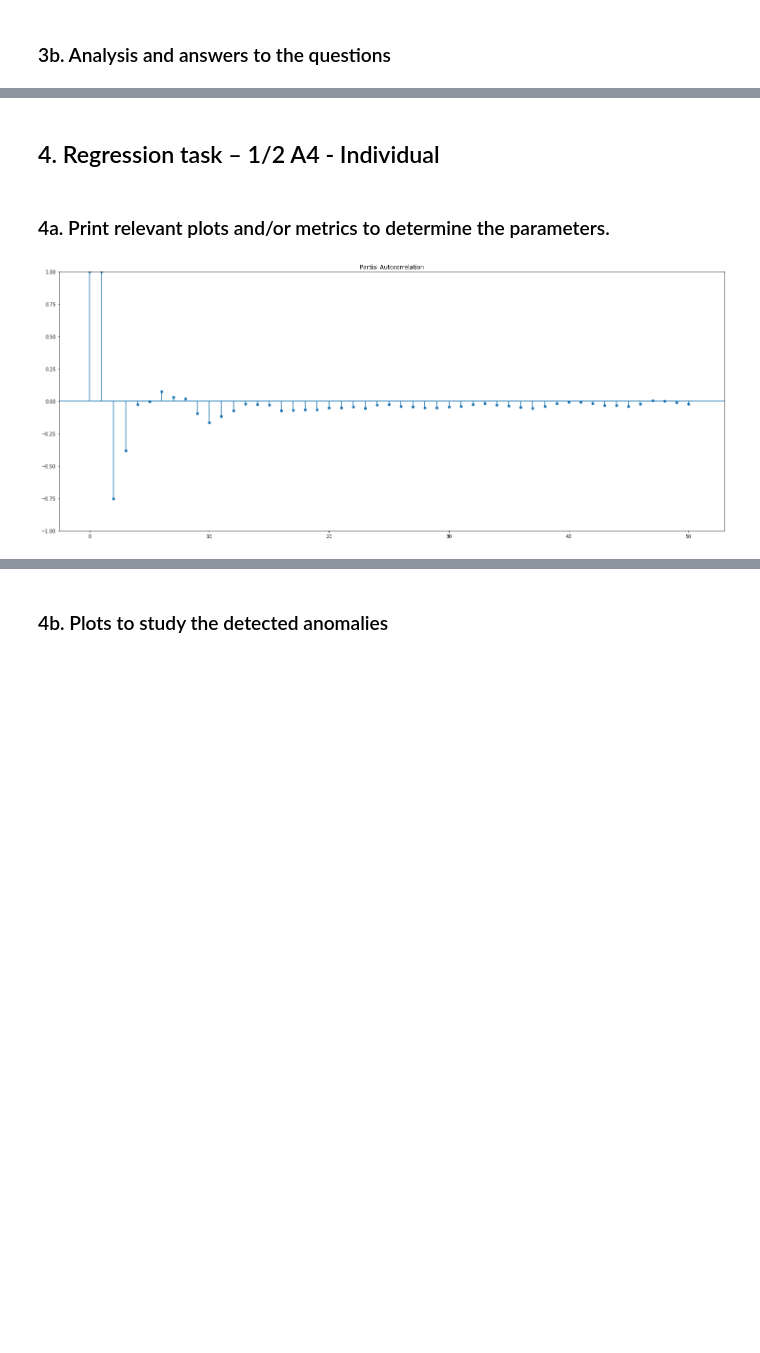
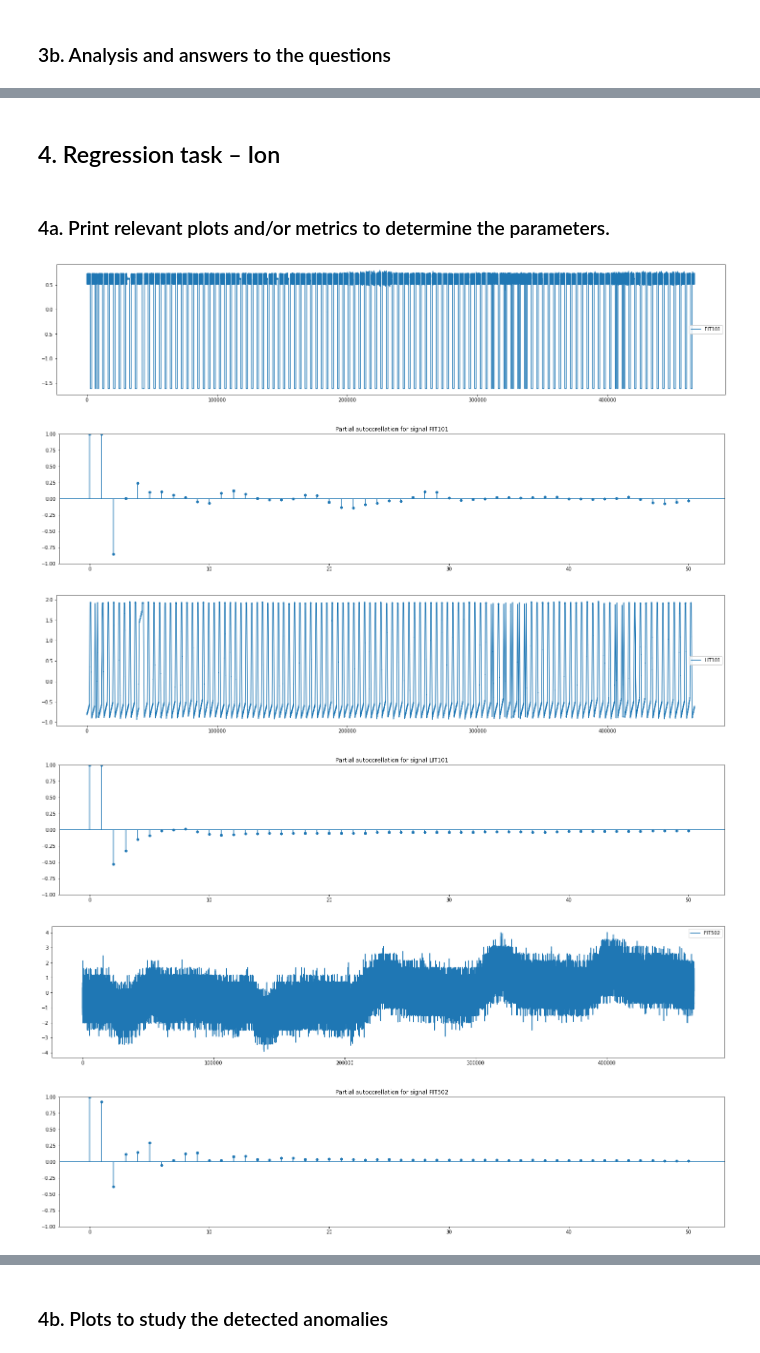
Before and after one commit to kponichtera/cs4035-cda, a Jupyter notebook: lab2/pca_reg.ipynb, the cells around one changed output, grey strips where cells are left out. Cells and saved outputs as stored; diff of their text form; code cells hidden in the pictures; blank space fills up the shorter version.

```diff
--- a/lab2/pca_reg.ipynb
+++ b/lab2/pca_reg.ipynb
@@ -327,42 +343,39 @@ df_predictons.to_csv('data/submission.csv', index=False)
 # %% [markdown]
-## 4. Regression task – 1/2 A4 - Individual
+## 4. Regression task – Ion
 # %% [markdown]
 ### 4a. Print relevant plots and/or metrics to determine the parameters.
-# %%
-%%script false --no-raise-error
-df_train = df.copy()#[325000:375000]
-df_train = df_train.drop(columns=['Timestamp'])
-for column in df_train.columns:
-    _, ax = plt.subplots(1, 1, figsize=(25, 10))
-    plt.plot(df_train[column], label=column)
-    plt.legend()
-    plt.show()
-# choose one signal p101/lit101
-# PACF only describes the direct relationship between an observation and its lag.
 # %%
 from statsmodels.graphics.tsaplots import plot_pacf, plot_acf
 from sklearn.preprocessing import StandardScaler
+plt.rcParams["figure.figsize"] = (25,5)
 
-df_train = pd.read_csv("data/train_data.csv")[100000:]
+# prepare data
+df_train = pd.read_csv("data/train_data.csv")[30000:]
 df_train = df_train.drop(columns=['Id', 'Label', 'Timestamp'])
-df_val = pd.read_csv("data/val_data.csv")[0:25000]
+df_val = pd.read_csv("data/val_data.csv")
 labels = df_val['Label']
 df_val = df_val.drop(columns=['Id', 'Timestamp', 'Label'])
-signal = 'LIT101'
-# uncomment for differencing
-#df_train[signal] = df_train[signal].diff(periods=10)
+signals = ['FIT101', 'LIT101', 'FIT502']
 
 scaler = StandardScaler()
-df_train = pd.DataFrame(scaler.fit_transform(df_train.to_numpy()), columns=df_train.columns)
-df_val = pd.DataFrame(scaler.fit_transform(df_val.to_numpy()), columns=df_val.columns)
+scaler.fit(df_train)
+df_train = pd.DataFrame(scaler.transform(df_train), columns=df_train.columns)
+df_val = pd.DataFrame(scaler.transform(df_val), columns=df_val.columns)
 
-series = df_train[signal]
-val_series = df_val[signal].to_numpy()
-
-fig, ax = plt.subplots(figsize=(25, 10))
-plot_pacf(series, lags=50, ax=ax)
-#plt.plot(series)
-#plt.legend()
-plt.show()
+# plot signals and pacf
+for signal in signals:
+    series = df_train[signal].to_numpy()
+    plt.plot(series, label=signal)
+    plt.legend()
+    plt.show()
+    fig, ax = plt.subplots(figsize=(25, 5))
+    plot_pacf(series, lags=50, ax=ax, method='ywm')
+    plt.title('Partial autocorellation for signal ' + signal)
+    plt.show()
 # %% [output]
-[figure, old version]
+[figure, new version]
+[figure, added]
+[figure, added]
+[figure, added]
+[figure, added]
+[figure, added]
```
Also changed, not shown: parts of 29 cells of this notebook.
